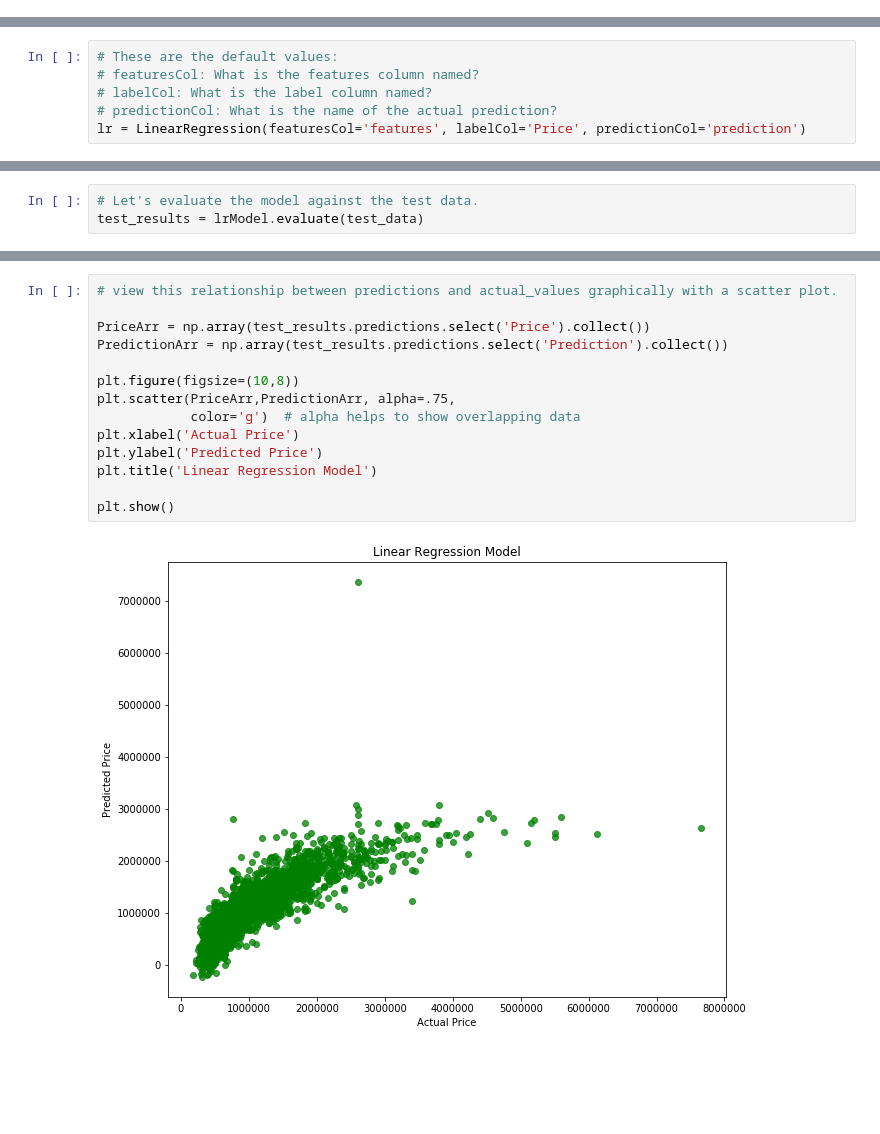
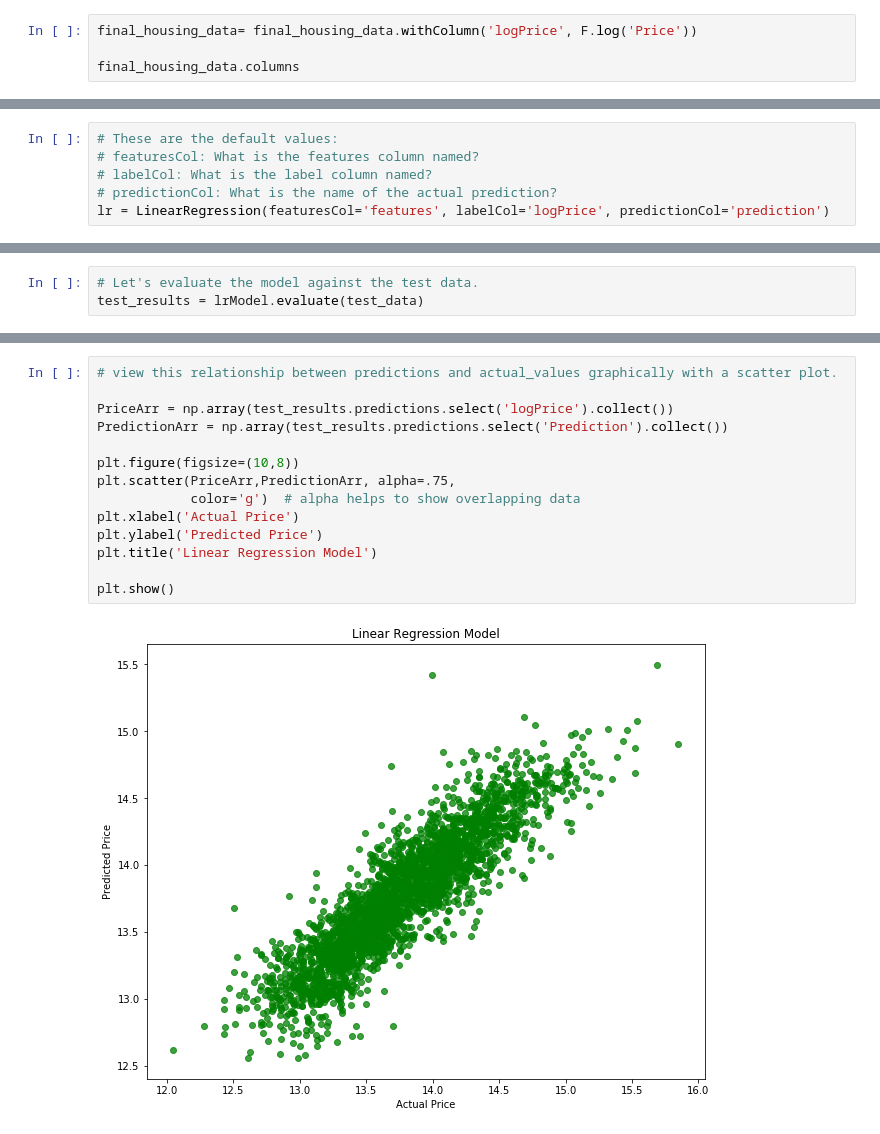
Before and after one commit to misl938/BDAS_misl938, a Jupyter notebook: Iteration4_misl938.ipynb, the cells around one changed output, grey strips where cells are left out. Cells and saved outputs as stored; diff of their text form; blank space fills up the shorter version.

```diff
--- a/Iteration4_misl938.ipynb
+++ b/Iteration4_misl938.ipynb
@@ -467,0 +487,4 @@ final_housing_data = OneHotEncoder(inputCol='CouncilAreaIndex',outputCol='Counci
+# %%
+final_housing_data= final_housing_data.withColumn('logPrice', F.log('Price'))
+
+final_housing_data.columns
@@ -499,7 +540,7 @@ from pyspark.ml.regression import LinearRegression
 # featuresCol: What is the features column named?
 # labelCol: What is the label column named?
 # predictionCol: What is the name of the actual prediction?
-lr = LinearRegression(featuresCol='features', labelCol='Price', predictionCol='prediction')
+lr = LinearRegression(featuresCol='features', labelCol='logPrice', predictionCol='prediction')
 # %%
 # Fit/train the model. Fit the model onto the training data.
 lrModel = lr.fit(train_data)
@@ -541,16 +589,16 @@ R2: 0.6793826592213423
 # %%
 # view this relationship between predictions and actual_values graphically with a scatter plot.
 
-PriceArr = np.array(test_results.predictions.select('Price').collect())
+PriceArr = np.array(test_results.predictions.select('logPrice').collect())
 PredictionArr = np.array(test_results.predictions.select('Prediction').collect())
 
 plt.figure(figsize=(10,8))
 plt.scatter(PriceArr,PredictionArr, alpha=.75,
             color='g')  # alpha helps to show overlapping data
 plt.xlabel('Actual Price')
 plt.ylabel('Predicted Price')
 plt.title('Linear Regression Model')
 
 plt.show()
 # %% [output]
-[figure, old version]
+[figure, new version]
```
Also changed, not shown: parts of 7 cells of this notebook.
